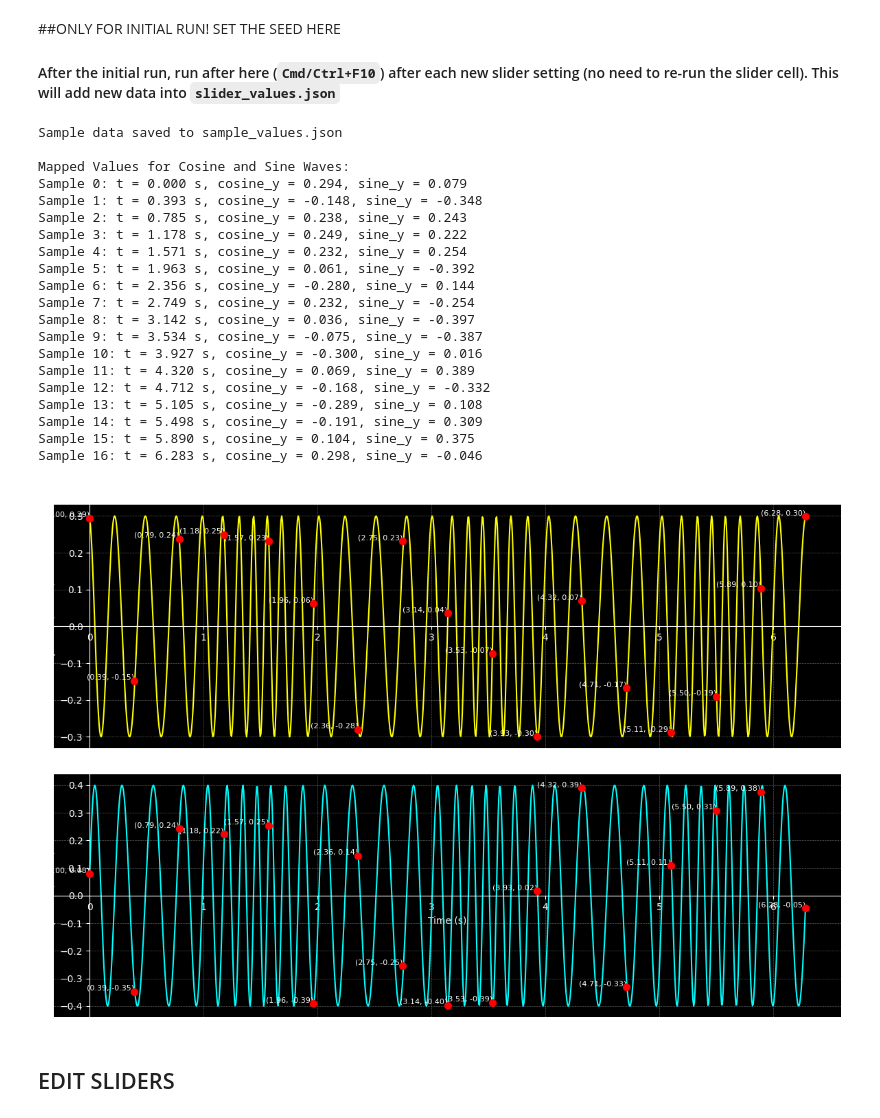
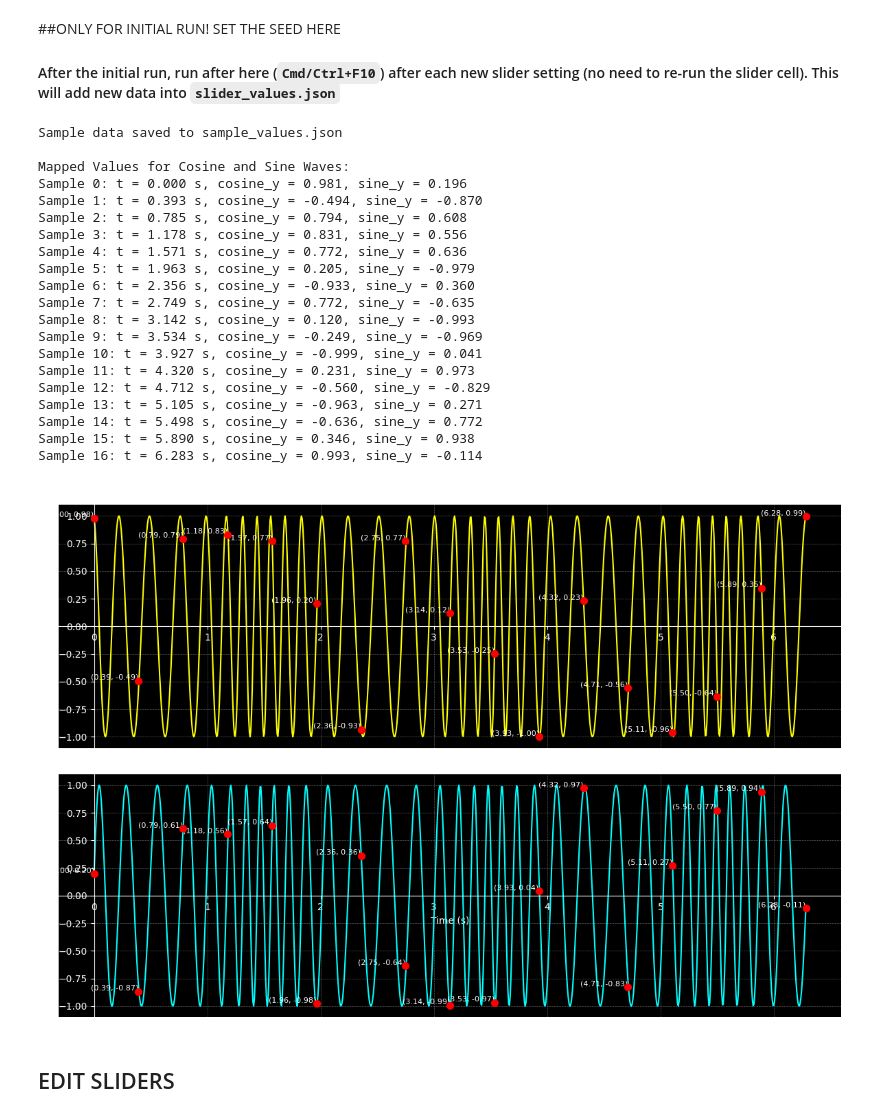
Before and after one commit to hayakzan/quatrieme-melodie, a Jupyter notebook: Quatrieme_melodie.ipynb, the cells around one changed output. Cells and saved outputs as stored; diff of their text form; code cells hidden in the pictures.

Commit message:
corrections on mappings, using unit circle for the sine and the cosine

```diff
--- a/Quatrieme_melodie.ipynb
+++ b/Quatrieme_melodie.ipynb
@@ -99,8 +99,8 @@ def plot_true_vibrato_with_sine_subplots_and_save_json(
     instantaneous_phase = np.cumsum(2 * np.pi * frequency / modulation_envelope) * (t_continuous[1] - t_continuous[0])
 
     # Generate the modulated cosine and sine waves
-    y_continuous_cosine = np.cos(instantaneous_phase) * 0.3
-    y_continuous_sine = np.sin(instantaneous_phase) * 0.4
+    y_continuous_cosine = np.cos(instantaneous_phase)
+    y_continuous_sine = np.sin(instantaneous_phase)
 
     # Use the continuous phase and envelope to directly sample points
     sampled_indices = np.searchsorted(t_continuous, t_samples)  # Find indices in continuous time array
@@ -186,51 +186,51 @@ def plot_true_vibrato_with_sine_subplots_and_save_json(
     axs[1].set_facecolor('black')
 
     # Adjust layout
     plt.tight_layout()
 
     # Show the plot
     plt.show()
 
     return t_samples, y_samples_cosine, y_samples_sine  # Return sampled times and values
 
 # Example usage
 frequency = 5            # Base frequency of the waves
 periods = 5              # Number of periods to display
 num_samples = 17         # Number of sample points
 vibrato_frequency = 0.5  # Frequency of the vibrato oscillation
 vibrato_depth = 0.4      # Strength of vibrato (percentage deviation from base frequency)
 json_filename = 'sample_values.json'  # Output JSON file name
 
 t_samples, y_samples_cosine, y_samples_sine = plot_true_vibrato_with_sine_subplots_and_save_json(
     frequency=frequency,
     periods=periods,
     num_samples=num_samples,
     vibrato_frequency=vibrato_frequency,
     vibrato_depth=vibrato_depth,
     json_filename=json_filename
 )
 # %% [output]
 Sample data saved to sample_values.json
 
 Mapped Values for Cosine and Sine Waves:
-Sample 0: t = 0.000 s, cosine_y = 0.294, sine_y = 0.079
-Sample 1: t = 0.393 s, cosine_y = -0.148, sine_y = -0.348
-Sample 2: t = 0.785 s, cosine_y = 0.238, sine_y = 0.243
-Sample 3: t = 1.178 s, cosine_y = 0.249, sine_y = 0.222
-Sample 4: t = 1.571 s, cosine_y = 0.232, sine_y = 0.254
-Sample 5: t = 1.963 s, cosine_y = 0.061, sine_y = -0.392
-Sample 6: t = 2.356 s, cosine_y = -0.280, sine_y = 0.144
-Sample 7: t = 2.749 s, cosine_y = 0.232, sine_y = -0.254
-Sample 8: t = 3.142 s, cosine_y = 0.036, sine_y = -0.397
-Sample 9: t = 3.534 s, cosine_y = -0.075, sine_y = -0.387
-Sample 10: t = 3.927 s, cosine_y = -0.300, sine_y = 0.016
-Sample 11: t = 4.320 s, cosine_y = 0.069, sine_y = 0.389
-Sample 12: t = 4.712 s, cosine_y = -0.168, sine_y = -0.332
-Sample 13: t = 5.105 s, cosine_y = -0.289, sine_y = 0.108
-Sample 14: t = 5.498 s, cosine_y = -0.191, sine_y = 0.309
-Sample 15: t = 5.890 s, cosine_y = 0.104, sine_y = 0.375
-Sample 16: t = 6.283 s, cosine_y = 0.298, sine_y = -0.046
+Sample 0: t = 0.000 s, cosine_y = 0.981, sine_y = 0.196
+Sample 1: t = 0.393 s, cosine_y = -0.494, sine_y = -0.870
+Sample 2: t = 0.785 s, cosine_y = 0.794, sine_y = 0.608
+Sample 3: t = 1.178 s, cosine_y = 0.831, sine_y = 0.556
+Sample 4: t = 1.571 s, cosine_y = 0.772, sine_y = 0.636
+Sample 5: t = 1.963 s, cosine_y = 0.205, sine_y = -0.979
+Sample 6: t = 2.356 s, cosine_y = -0.933, sine_y = 0.360
+Sample 7: t = 2.749 s, cosine_y = 0.772, sine_y = -0.635
+Sample 8: t = 3.142 s, cosine_y = 0.120, sine_y = -0.993
+Sample 9: t = 3.534 s, cosine_y = -0.249, sine_y = -0.969
+Sample 10: t = 3.927 s, cosine_y = -0.999, sine_y = 0.041
+Sample 11: t = 4.320 s, cosine_y = 0.231, sine_y = 0.973
+Sample 12: t = 4.712 s, cosine_y = -0.560, sine_y = -0.829
+Sample 13: t = 5.105 s, cosine_y = -0.963, sine_y = 0.271
+Sample 14: t = 5.498 s, cosine_y = -0.636, sine_y = 0.772
+Sample 15: t = 5.890 s, cosine_y = 0.346, sine_y = 0.938
+Sample 16: t = 6.283 s, cosine_y = 0.993, sine_y = -0.114
-[figure, old version]
+[figure, new version]
 # %%
 import json
 
```
Also changed, not shown: parts of 4 cells of this notebook.
